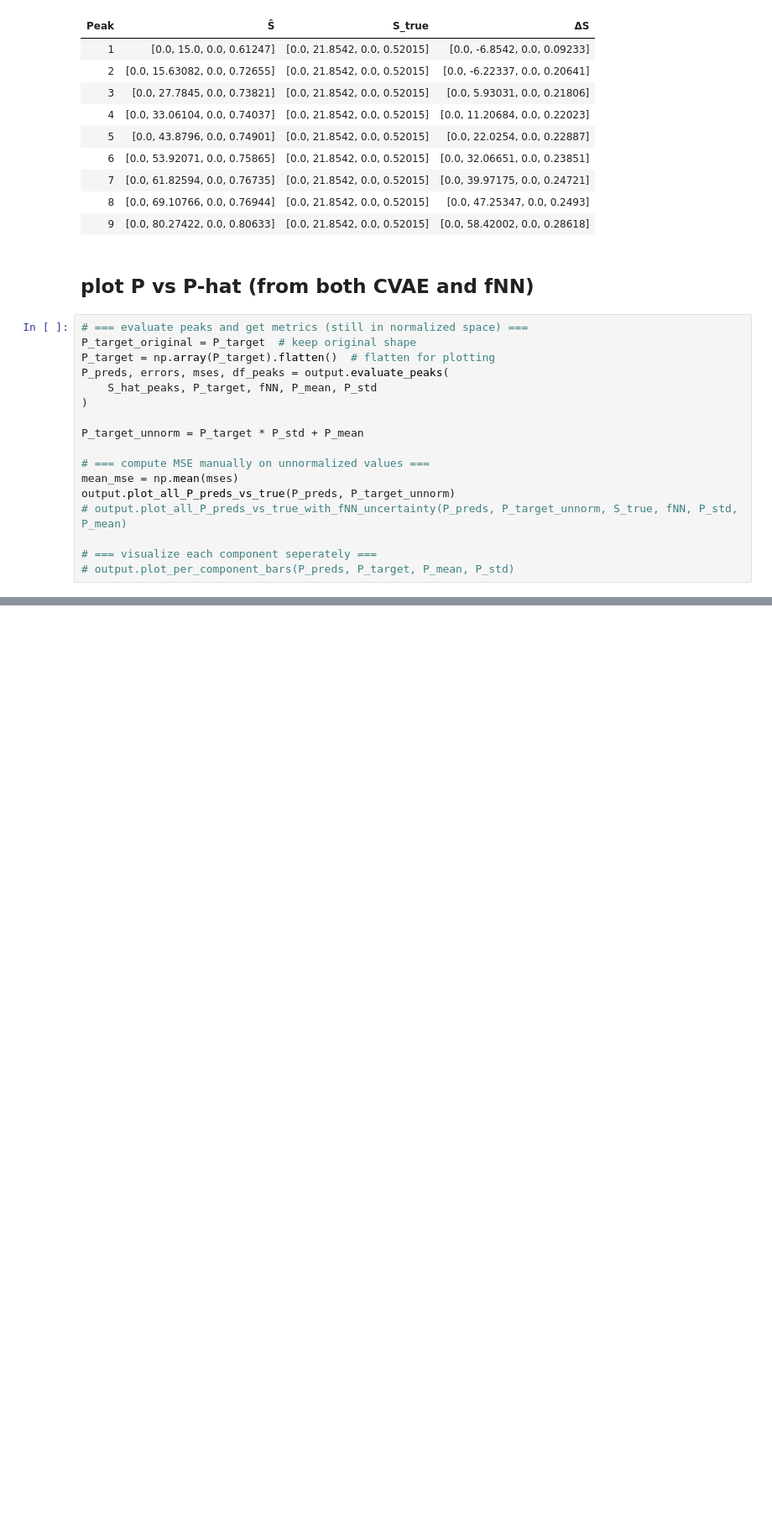
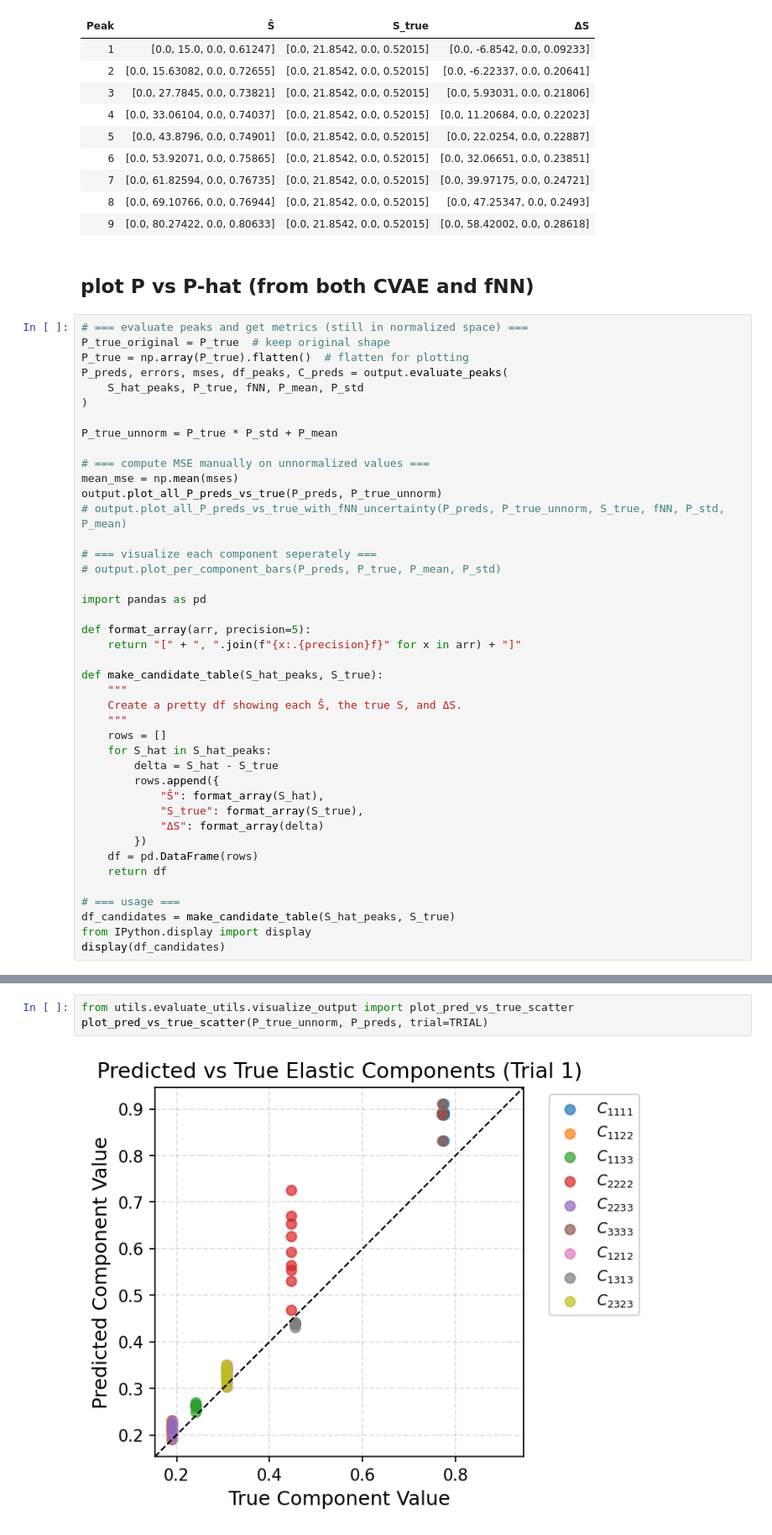
Before and after one commit to ellielin23/inverse_design_spinodoids, a Jupyter notebook: spinodoid_cvae/evaluate.ipynb, the cells around one changed output, grey strips where cells are left out. Shown at 84% size. Cells and saved outputs as stored; diff of their text form; blank space fills up the shorter version.

```diff
--- a/spinodoid_cvae/evaluate.ipynb
+++ b/spinodoid_cvae/evaluate.ipynb
@@ -197,21 +204,46 @@ output.compare_top_k_S_peaks(S_hat_peaks, S_true, k=22)
 ## plot P vs P-hat (from both CVAE and fNN)
 # %%
 # === evaluate peaks and get metrics (still in normalized space) ===
-P_target_original = P_target  # keep original shape
-P_target = np.array(P_target).flatten()  # flatten for plotting
-P_preds, errors, mses, df_peaks = output.evaluate_peaks(
-    S_hat_peaks, P_target, fNN, P_mean, P_std
+P_true_original = P_true  # keep original shape
+P_true = np.array(P_true).flatten()  # flatten for plotting
+P_preds, errors, mses, df_peaks, C_preds = output.evaluate_peaks(
+    S_hat_peaks, P_true, fNN, P_mean, P_std
 )
 
-P_target_unnorm = P_target * P_std + P_mean
+P_true_unnorm = P_true * P_std + P_mean
 
 # === compute MSE manually on unnormalized values ===
 mean_mse = np.mean(mses)
-output.plot_all_P_preds_vs_true(P_preds, P_target_unnorm)
-# output.plot_all_P_preds_vs_true_with_fNN_uncertainty(P_preds, P_target_unnorm, S_true, fNN, P_std, P_mean)
+output.plot_all_P_preds_vs_true(P_preds, P_true_unnorm)
+# output.plot_all_P_preds_vs_true_with_fNN_uncertainty(P_preds, P_true_unnorm, S_true, fNN, P_std, P_mean)
 
 # === visualize each component seperately ===
-# output.plot_per_component_bars(P_preds, P_target, P_mean, P_std)
+# output.plot_per_component_bars(P_preds, P_true, P_mean, P_std)
+
+import pandas as pd
+
+def format_array(arr, precision=5):
+    return "[" + ", ".join(f"{x:.{precision}f}" for x in arr) + "]"
+
+def make_candidate_table(S_hat_peaks, S_true):
+    """
+    Create a pretty df showing each Ŝ, the true S, and ΔS.
+    """
+    rows = []
+    for S_hat in S_hat_peaks:
+        delta = S_hat - S_true
+        rows.append({
+            "Ŝ": format_array(S_hat),
+            "S_true": format_array(S_true),
+            "ΔS": format_array(delta)
+        })
+    df = pd.DataFrame(rows)
+    return df
+
+# === usage ===
+df_candidates = make_candidate_table(S_hat_peaks, S_true)
+from IPython.display import display
+display(df_candidates)
 # %% [output]
 ✅ Mean MSE across all peaks (unnormalized): 0.00653
 | Peak | ||P-hat - P|| | MSE |
@@ -228 +270,6 @@ output.plot_all_P_preds_vs_true(P_preds, P_target_unnorm)
+# %%
+from utils.evaluate_utils.visualize_output import plot_pred_vs_true_scatter
+plot_pred_vs_true_scatter(P_true_unnorm, P_preds, trial=TRIAL)
+# %% [output]
+[figure, added]
 # %%
```
Also changed, not shown: parts of 9 cells of this notebook, 8 other files.
